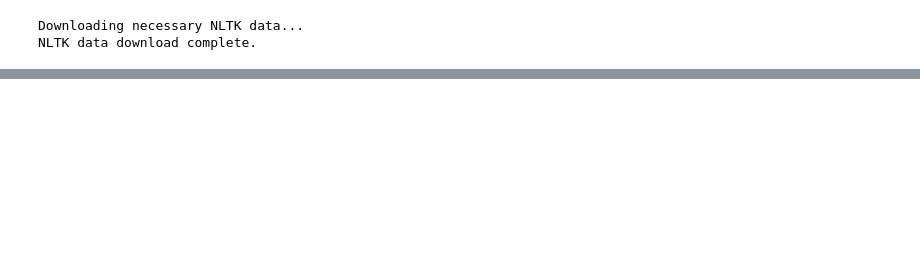
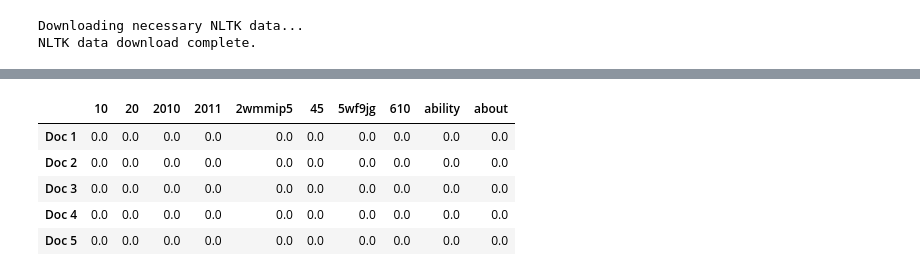
Before and after one commit to amirahSalah/Team-Route, a Jupyter notebook: notebooks/AI_GP_EDA_and_preprocessing.ipynb, the cells around one changed output, grey strips where cells are left out. Cells and saved outputs as stored; diff of their text form; code cells hidden in the pictures; blank space fills up the shorter version.

```diff
--- a/notebooks/AI_GP_EDA_and_preprocessing.ipynb
+++ b/notebooks/AI_GP_EDA_and_preprocessing.ipynb
@@ -148,0 +110,9 @@ Error:
+# %%
+tfidf_sample_output
+# %% [output]
+|  | 10 | 20 | 2010 | 2011 | 2wmmip5 | 45 | 5wf9jg | 610 | ability | about |
+| Doc 1 | 0.0 | 0.0 | 0.0 | 0.0 | 0.0 | 0.0 | 0.0 | 0.0 | 0.0 | 0.0 |
+| Doc 2 | 0.0 | 0.0 | 0.0 | 0.0 | 0.0 | 0.0 | 0.0 | 0.0 | 0.0 | 0.0 |
+| Doc 3 | 0.0 | 0.0 | 0.0 | 0.0 | 0.0 | 0.0 | 0.0 | 0.0 | 0.0 | 0.0 |
+| Doc 4 | 0.0 | 0.0 | 0.0 | 0.0 | 0.0 | 0.0 | 0.0 | 0.0 | 0.0 | 0.0 |
+| Doc 5 | 0.0 | 0.0 | 0.0 | 0.0 | 0.0 | 0.0 | 0.0 | 0.0 | 0.0 | 0.0 |
```
Also changed, not shown: parts of 17 cells of this notebook, 4 other files.
